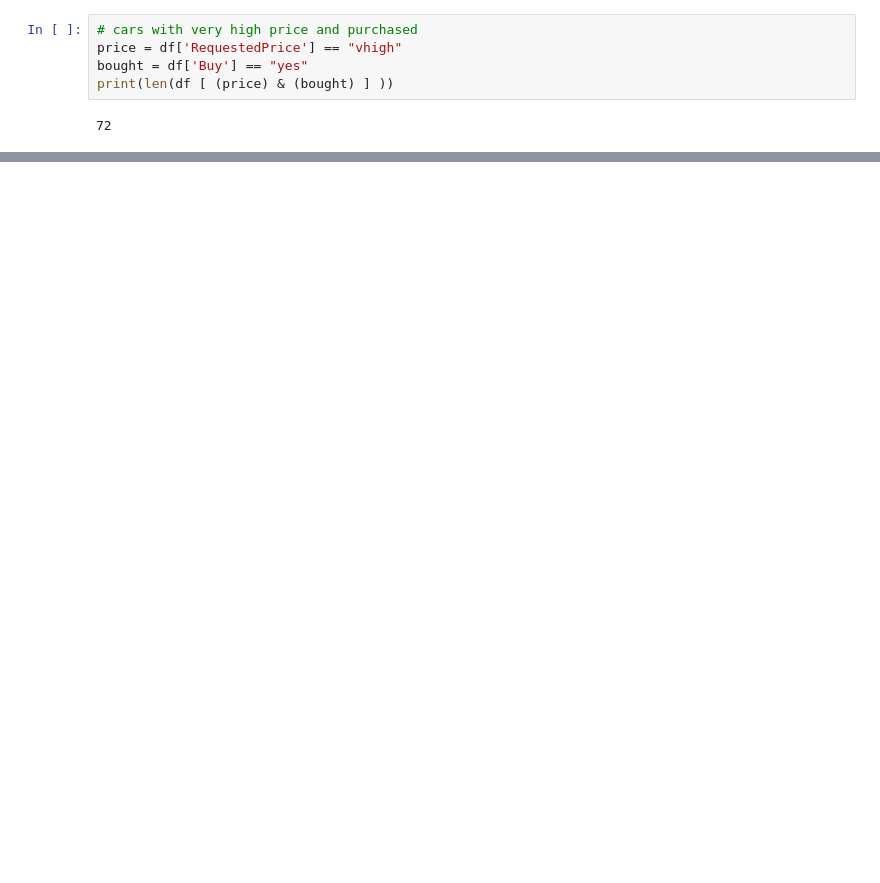
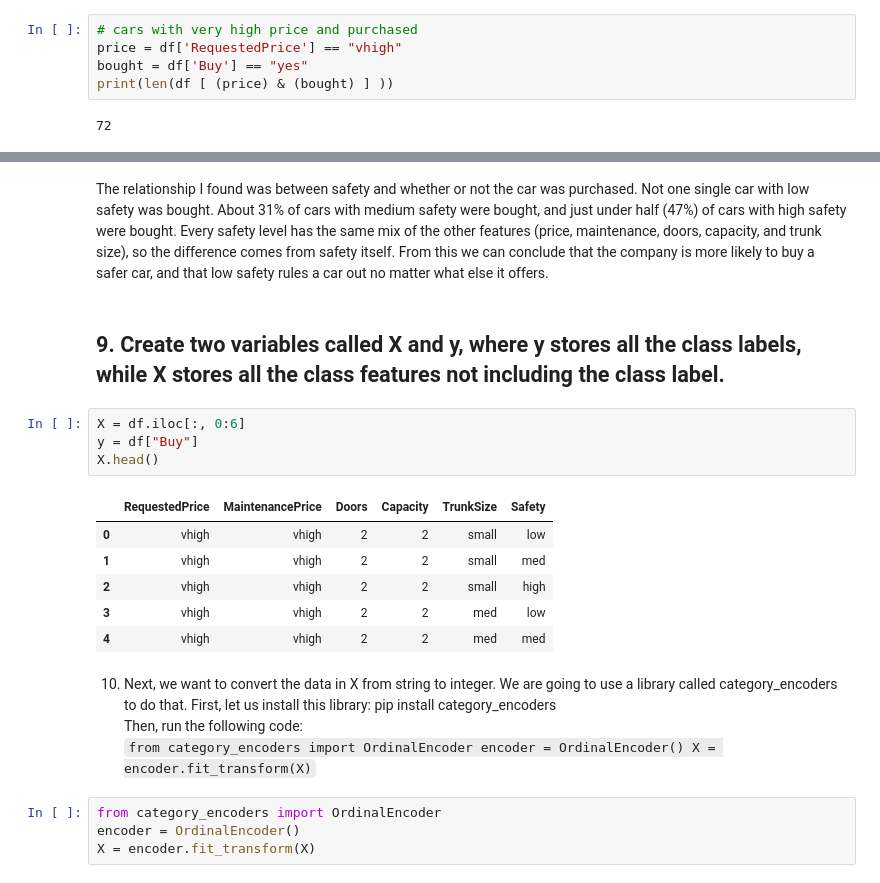
Before and after one commit to arsindelve/ms-in-ai, a Jupyter notebook: CSCI-513/AssignmentSeven/Assignment7.ipynb, the cells around one changed output, grey strips where cells are left out. Cells and saved outputs as stored; diff of their text form; blank space fills up the shorter version.

```diff
--- a/CSCI-513/AssignmentSeven/Assignment7.ipynb
+++ b/CSCI-513/AssignmentSeven/Assignment7.ipynb
@@ -105,0 +137,27 @@ fig.show()
+# %% [markdown]
+The relationship I found was between safety and whether or not the car was purchased. Not one single car with low safety was bought. About 31% of cars with medium safety were bought, and just under half (47%) of cars with high safety were bought. Every safety level has the same mix of the other features (price, maintenance, doors, capacity, and trunk size), so the difference comes from safety itself. From this we can conclude that the company is more likely to buy a safer car, and that low safety rules a car out no matter what else it offers.
+# %% [markdown]
+## 9. Create two variables called X and y, where y stores all the class labels, while X stores all the class features not including the class label.
+# %%
+X = df.iloc[:, 0:6]
+y = df["Buy"]
+X.head()
+# %% [output]
+|  | RequestedPrice | MaintenancePrice | Doors | Capacity | TrunkSize | Safety |
+| 0 | vhigh | vhigh | 2 | 2 | small | low |
+| 1 | vhigh | vhigh | 2 | 2 | small | med |
+| 2 | vhigh | vhigh | 2 | 2 | small | high |
+| 3 | vhigh | vhigh | 2 | 2 | med | low |
+| 4 | vhigh | vhigh | 2 | 2 | med | med |
+# %% [markdown]
+10. Next, we want to convert the data in X from string to integer. We are going to use a library
+called category_encoders to do that. First, let us install this library:
+pip install category_encoders <br />
+Then, run the following code: <br />
+`from category_encoders import OrdinalEncoder
+encoder = OrdinalEncoder()
+X = encoder.fit_transform(X)`
+# %%
+from category_encoders import OrdinalEncoder
+encoder = OrdinalEncoder()
+X = encoder.fit_transform(X)
```
Also changed, not shown: parts of 21 cells of this notebook.
